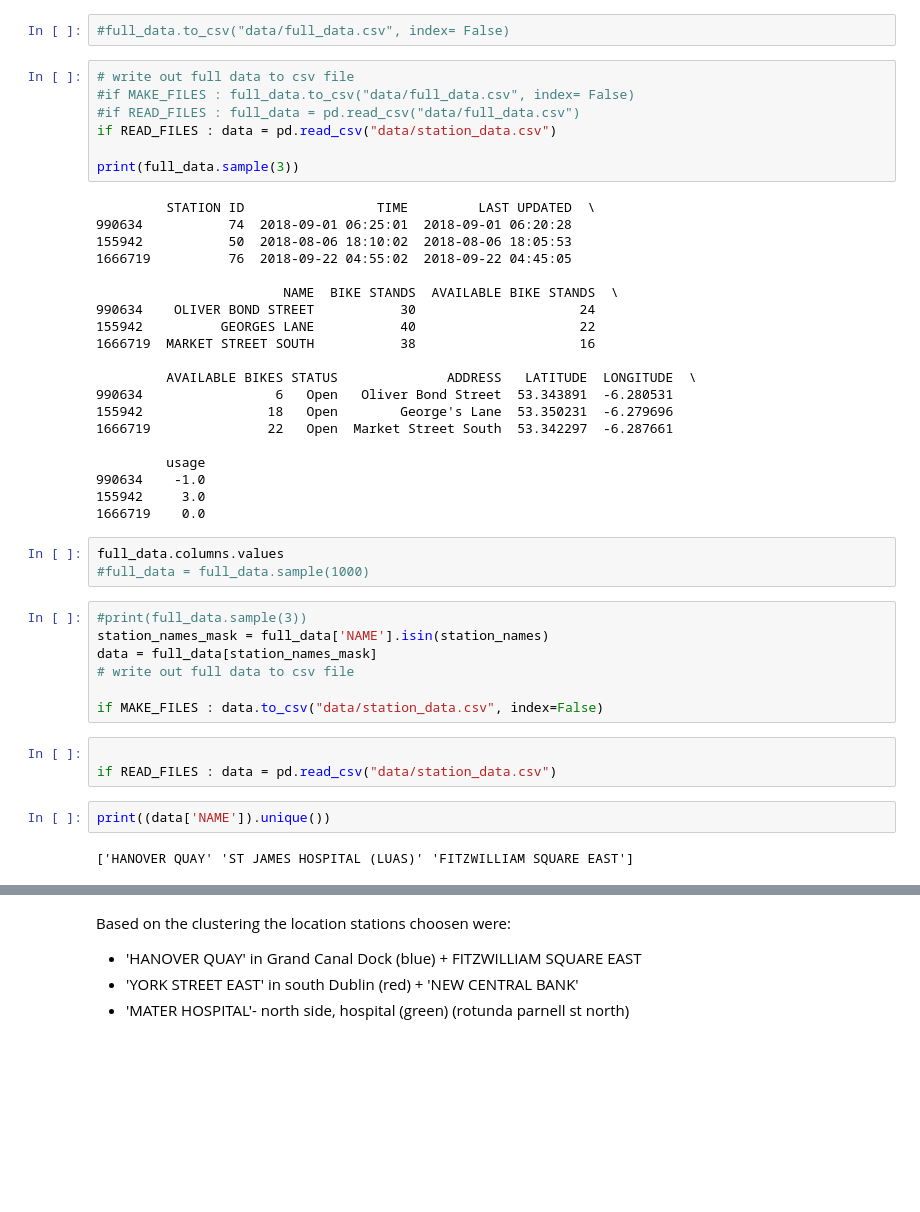
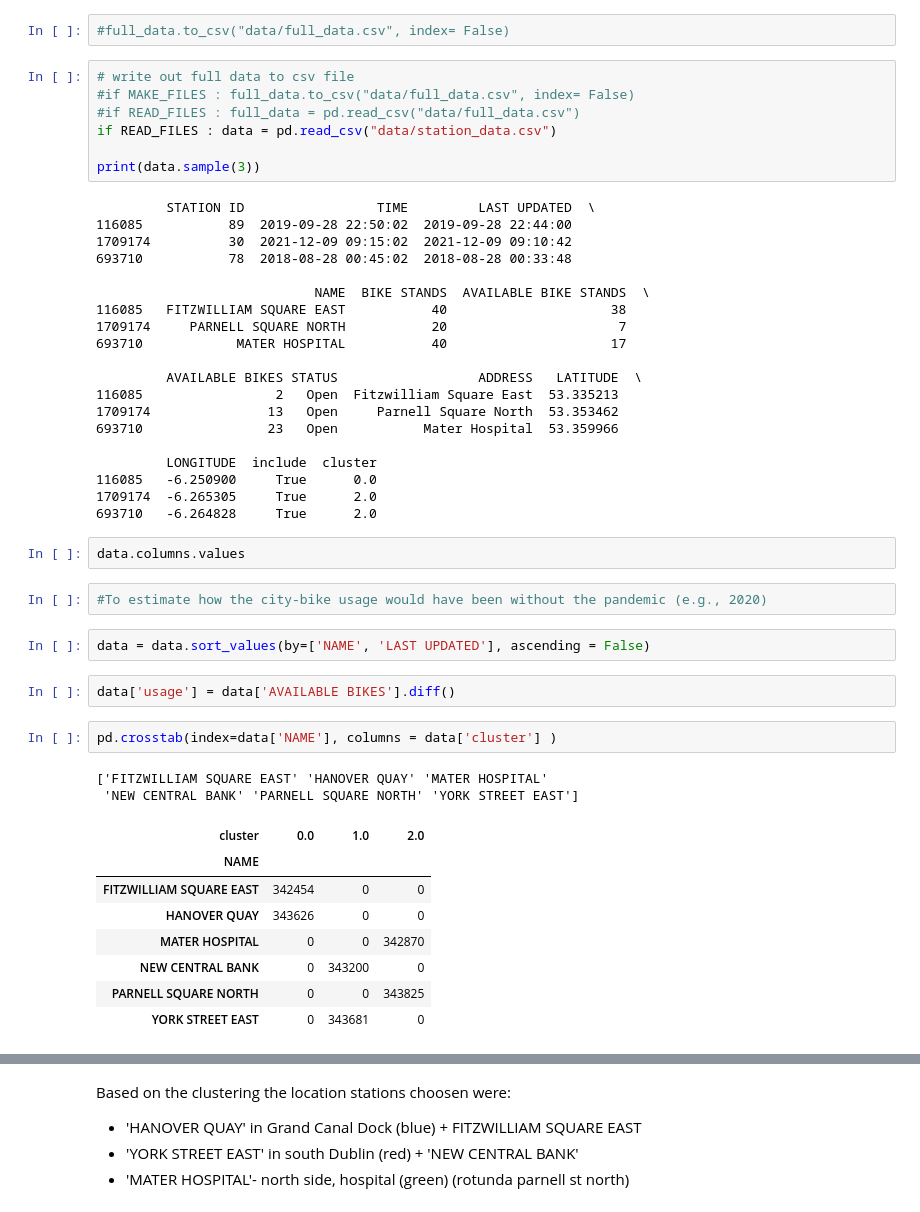
Before and after one commit to Arianaxsz/ML-Project, a Jupyter notebook: model_q2.ipynb, the cells around one changed output, grey strips where cells are left out. Cells and saved outputs as stored; diff of their text form; blank space fills up the shorter version.

```diff
--- a/model_q2.ipynb
+++ b/model_q2.ipynb
@@ -45,44 +45,48 @@ FILE_MASK = "dublinbikes*.csv"
 #if READ_FILES : full_data = pd.read_csv("data/full_data.csv")
 if READ_FILES : data = pd.read_csv("data/station_data.csv")
 
-print(full_data.sample(3))
+print(data.sample(3))
 # %% [output]
          STATION ID                 TIME         LAST UPDATED  \
-990634           74  2018-09-01 06:25:01  2018-09-01 06:20:28
-155942           50  2018-08-06 18:10:02  2018-08-06 18:05:53
-1666719          76  2018-09-22 04:55:02  2018-09-22 04:45:05
+116085           89  2019-09-28 22:50:02  2019-09-28 22:44:00
+1709174          30  2021-12-09 09:15:02  2021-12-09 09:10:42
+693710           78  2018-08-28 00:45:02  2018-08-28 00:33:48
 
-                        NAME  BIKE STANDS  AVAILABLE BIKE STANDS  \
-990634    OLIVER BOND STREET           30                     24
-155942          GEORGES LANE           40                     22
-1666719  MARKET STREET SOUTH           38                     16
+                            NAME  BIKE STANDS  AVAILABLE BIKE STANDS  \
+116085   FITZWILLIAM SQUARE EAST           40                     38
+1709174     PARNELL SQUARE NORTH           20                      7
+693710            MATER HOSPITAL           40                     17
 
-         AVAILABLE BIKES STATUS              ADDRESS   LATITUDE  LONGITUDE  \
-990634                 6   Open   Oliver Bond Street  53.343891  -6.280531
-155942                18   Open        George's Lane  53.350231  -6.279696
-1666719               22   Open  Market Street South  53.342297  -6.287661
+         AVAILABLE BIKES STATUS                  ADDRESS   LATITUDE  \
+116085                 2   Open  Fitzwilliam Square East  53.335213
+1709174               13   Open     Parnell Square North  53.353462
+693710                23   Open           Mater Hospital  53.359966
 
-         usage
-990634    -1.0
-155942     3.0
-1666719    0.0
+         LONGITUDE  include  cluster
+116085   -6.250900     True      0.0
+1709174  -6.265305     True      2.0
+693710   -6.264828     True      2.0
 # %%
-full_data.columns.values
-#full_data = full_data.sample(1000)
+data.columns.values
+# %%
+#To estimate how the city-bike usage would have been without the pandemic (e.g., 2020)
 # %%
-#print(full_data.sample(3))
-station_names_mask = full_data['NAME'].isin(station_names)
-data = full_data[station_names_mask]
-# write out full data to csv file
-
-if MAKE_FILES : data.to_csv("data/station_data.csv", index=False)
+data = data.sort_values(by=['NAME', 'LAST UPDATED'], ascending = False)
 # %%
-
-if READ_FILES : data = pd.read_csv("data/station_data.csv")
+data['usage'] = data['AVAILABLE BIKES'].diff()
 # %%
-print((data['NAME']).unique())
+pd.crosstab(index=data['NAME'], columns = data['cluster'] )
 # %% [output]
-['HANOVER QUAY' 'ST JAMES HOSPITAL (LUAS)' 'FITZWILLIAM SQUARE EAST']
+['FITZWILLIAM SQUARE EAST' 'HANOVER QUAY' 'MATER HOSPITAL'
+ 'NEW CENTRAL BANK' 'PARNELL SQUARE NORTH' 'YORK STREET EAST']
+| cluster | 0.0 | 1.0 | 2.0 |
+| NAME |  |  |  |
+| FITZWILLIAM SQUARE EAST | 342454 | 0 | 0 |
+| HANOVER QUAY | 343626 | 0 | 0 |
+| MATER HOSPITAL | 0 | 0 | 342870 |
+| NEW CENTRAL BANK | 0 | 343200 | 0 |
+| PARNELL SQUARE NORTH | 0 | 0 | 343825 |
+| YORK STREET EAST | 0 | 343681 | 0 |
 # %%
 data.describe()
 #data.head()
```
Also changed, not shown: parts of 11 cells of this notebook, 2 other files.
